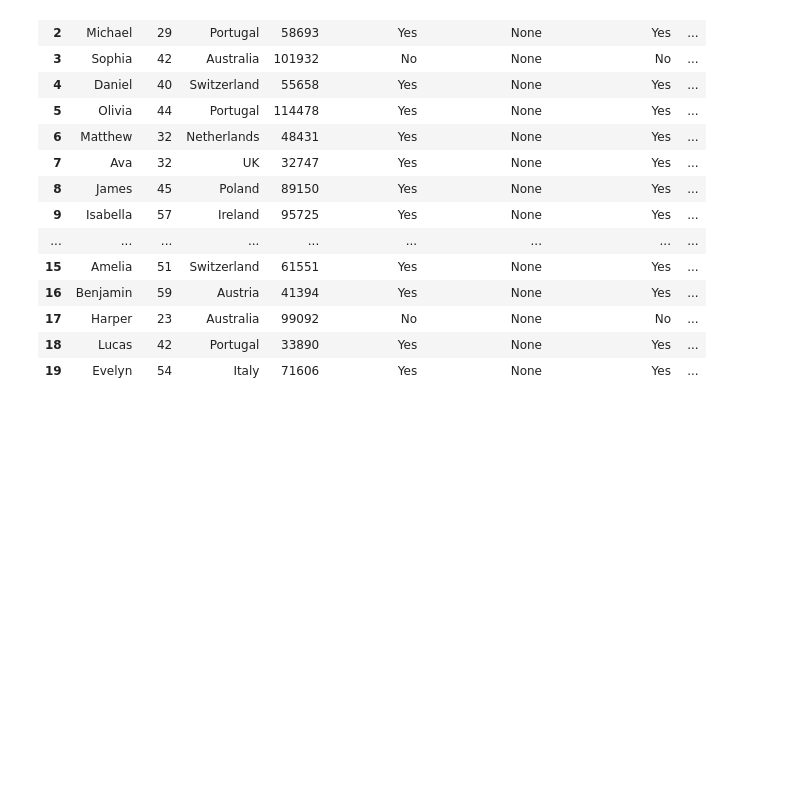
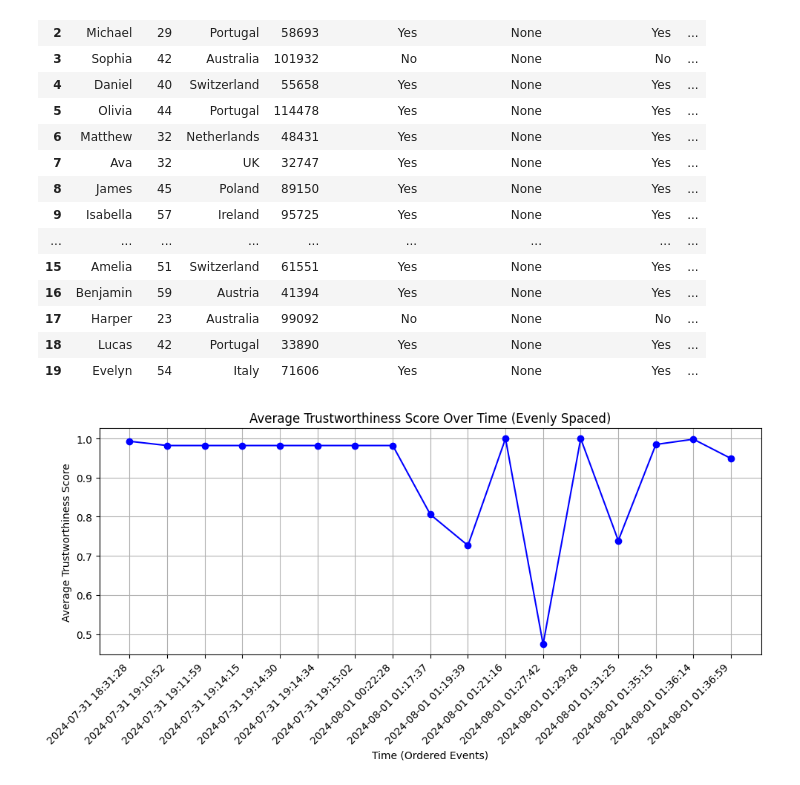
Before and after one commit to cleanlab/cleanlab-studio, a Jupyter notebook: Enrichment_Workflow_Demo.ipynb, the cells around one changed output. Drawn from its saved outputs; the diff is of its cells as text; code cells hidden in the pictures; blank space fills up the shorter version.

Commit message:
add plot history feature

```diff
--- a/Enrichment_Workflow_Demo.ipynb
+++ b/Enrichment_Workflow_Demo.ipynb
@@ -60,7 +60,7 @@ enrichment_project.id
 '8a96b266eef74cb1b86bb02dbd0f72f0'
 # %%
 from cleanlab_studio import Studio
-studio = Studio("a76c5618f6534a89b27d6f7c5f753c97")
+studio = Studio(<TOKEN>)
 enrichment_project = studio.get_enrichment_project("8a96b266eef74cb1b86bb02dbd0f72f0")
 
 # construct preview inputs
@@ -146,4 +146,6 @@ result.join(df)
 | 18 | Lucas | 42 | Portugal | 33890 | Yes | None | Yes | ... |
 | 19 | Evelyn | 54 | Italy | 71606 | Yes | None | Yes | ... |
 # %%
-# export csv is coming soon @Luke
+enrichment_project.show_trustworthiness_score_history()
+# %% [output]
+[figure, added]
```
Also changed, not shown: 3 other files.
